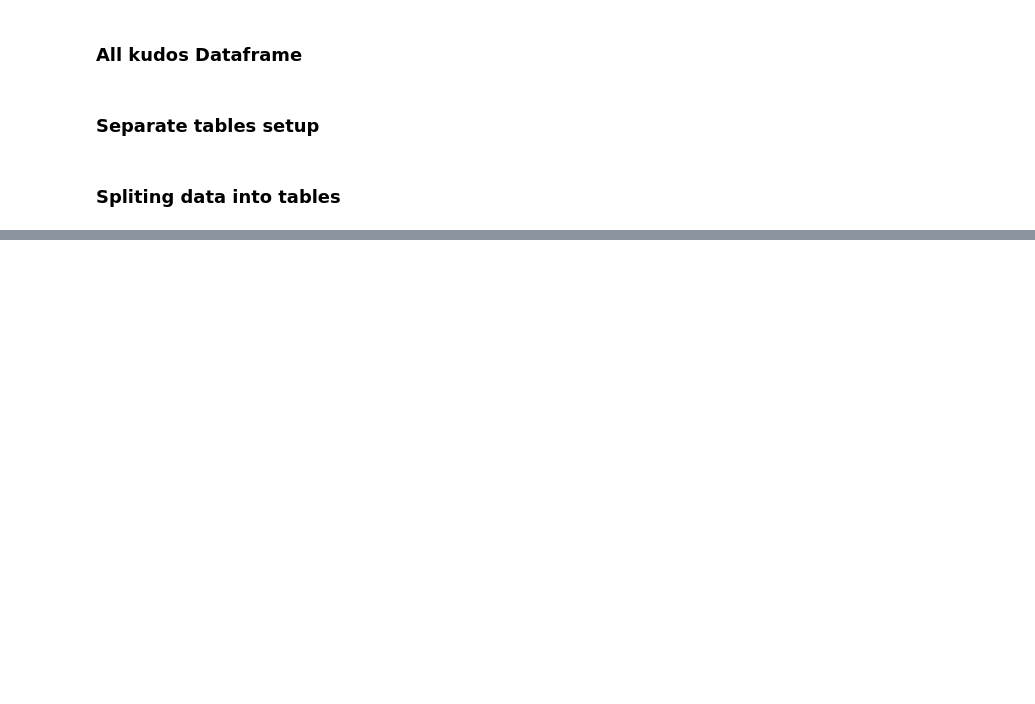
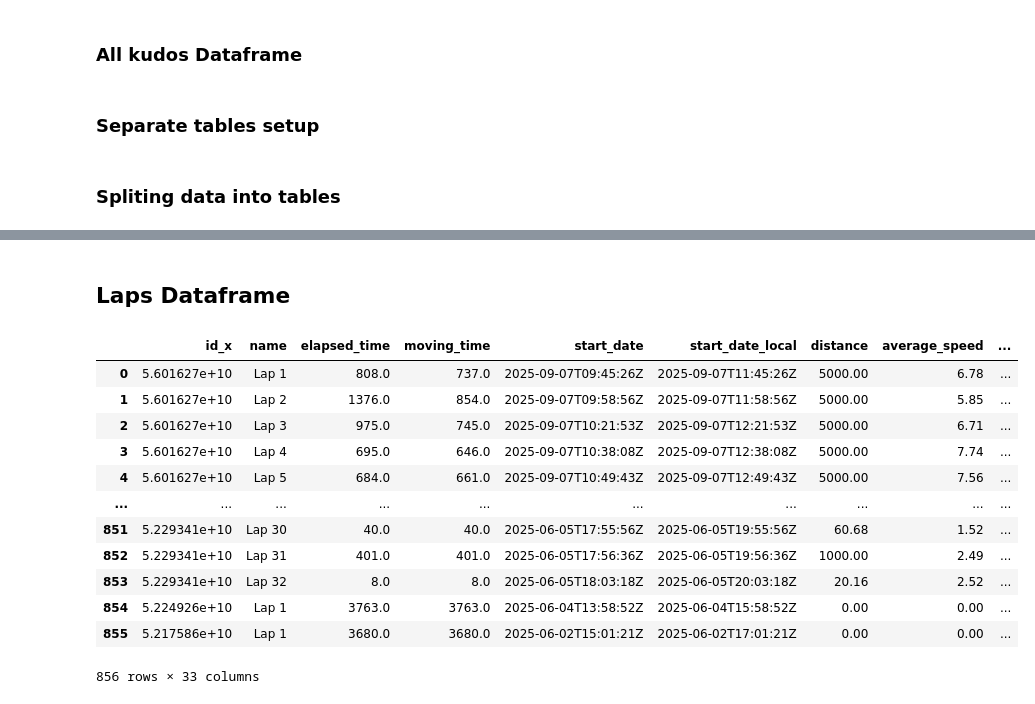
Before and after one commit to lowickib/Strava-Analytics, a Jupyter notebook: 2_Silver_Layer.ipynb, the cells around one changed output, grey strips where cells are left out. Cells and saved outputs as stored; diff of their text form; code cells hidden in the pictures; blank space fills up the shorter version.

```diff
--- a/2_Silver_Layer.ipynb
+++ b/2_Silver_Layer.ipynb
@@ -530,0 +857,59 @@ activities_df
+# %% [markdown]
+## Laps Dataframe
+# %%
+laps_types_df = activities_df[['id', 'type']].copy()
+laps_types_df.drop_duplicates(inplace=True)
+laps_df = pd.merge(laps_df, laps_types_df, left_on='activity_id', right_on='id', how='left')
+# %%
+mov_vals = [(timedelta(seconds=int(s)) if pd.notnull(s) else None) for s in laps_df["moving_time"]]
+ela_vals = [(timedelta(seconds=int(s)) if pd.notnull(s) else None) for s in laps_df["elapsed_time"]]
+
+laps_df.loc[:, "moving_time_td"]  = pd.Series(mov_vals, dtype="object")
+laps_df.loc[:, "elapsed_time_td"] = pd.Series(ela_vals, dtype="object")
+
+laps_df["start_date_dt"] = pd.to_datetime(laps_df["start_date"], utc=True)
+laps_df["start_date_local_dt"] = pd.to_datetime(laps_df["start_date_local"], utc=False)
+laps_df['utc_offset'] = (laps_df["start_date_local_dt"] - laps_df["start_date_dt"]).dt.total_seconds() / 60
+laps_df["tz"] = laps_df["utc_offset"].apply(
+    lambda m: timezone(timedelta(minutes=int(m))) if pd.notna(m) else None
+)
+laps_df["start_date_local_dt"] = laps_df.apply(
+    lambda row: row["start_date_dt"].tz_convert(row["tz"]),
+    axis=1
+)
+
+laps_df['average_cadence'] = laps_df.apply(
+  lambda row: row['average_cadence'] * 2 if row['type'] == 'Run' else row['average_cadence'], axis=1
+)
+
+laps_df['avg_pace_str'] = laps_df.apply(
+  lambda row: speed_to_pace_str(row['average_speed']) if row['type'] == 'Run' else np.nan, axis=1
+)
+
+laps_df['avg_pace_float'] = laps_df.apply(
+  lambda row: speed_to_pace_float(row['average_speed']) if row['type'] == 'Run' else np.nan, axis=1
+)
+
+laps_df['max_pace_str'] = laps_df.apply(
+  lambda row: speed_to_pace_str(row['max_speed']) if row['type'] == 'Run' else np.nan, axis=1
+)
+
+laps_df['max_pace_float'] = laps_df.apply(
+  lambda row: speed_to_pace_float(row['max_speed']) if row['type'] == 'Run' else np.nan, axis=1
+)
+# %%
+laps_df
+# %% [output]
+|  | id_x | name | elapsed_time | moving_time | start_date | start_date_local | distance | average_speed | ... |
+| 0 | 5.601627e+10 | Lap 1 | 808.0 | 737.0 | 2025-09-07T09:45:26Z | 2025-09-07T11:45:26Z | 5000.00 | 6.78 | ... |
+| 1 | 5.601627e+10 | Lap 2 | 1376.0 | 854.0 | 2025-09-07T09:58:56Z | 2025-09-07T11:58:56Z | 5000.00 | 5.85 | ... |
+| 2 | 5.601627e+10 | Lap 3 | 975.0 | 745.0 | 2025-09-07T10:21:53Z | 2025-09-07T12:21:53Z | 5000.00 | 6.71 | ... |
+| 3 | 5.601627e+10 | Lap 4 | 695.0 | 646.0 | 2025-09-07T10:38:08Z | 2025-09-07T12:38:08Z | 5000.00 | 7.74 | ... |
+| 4 | 5.601627e+10 | Lap 5 | 684.0 | 661.0 | 2025-09-07T10:49:43Z | 2025-09-07T12:49:43Z | 5000.00 | 7.56 | ... |
+| ... | ... | ... | ... | ... | ... | ... | ... | ... | ... |
+| 851 | 5.229341e+10 | Lap 30 | 40.0 | 40.0 | 2025-06-05T17:55:56Z | 2025-06-05T19:55:56Z | 60.68 | 1.52 | ... |
+| 852 | 5.229341e+10 | Lap 31 | 401.0 | 401.0 | 2025-06-05T17:56:36Z | 2025-06-05T19:56:36Z | 1000.00 | 2.49 | ... |
+| 853 | 5.229341e+10 | Lap 32 | 8.0 | 8.0 | 2025-06-05T18:03:18Z | 2025-06-05T20:03:18Z | 20.16 | 2.52 | ... |
+| 854 | 5.224926e+10 | Lap 1 | 3763.0 | 3763.0 | 2025-06-04T13:58:52Z | 2025-06-04T15:58:52Z | 0.00 | 0.00 | ... |
+| 855 | 5.217586e+10 | Lap 1 | 3680.0 | 3680.0 | 2025-06-02T15:01:21Z | 2025-06-02T17:01:21Z | 0.00 | 0.00 | ... |
+856 rows × 33 columns
```
Also changed, not shown: parts of 35 cells of this notebook.
